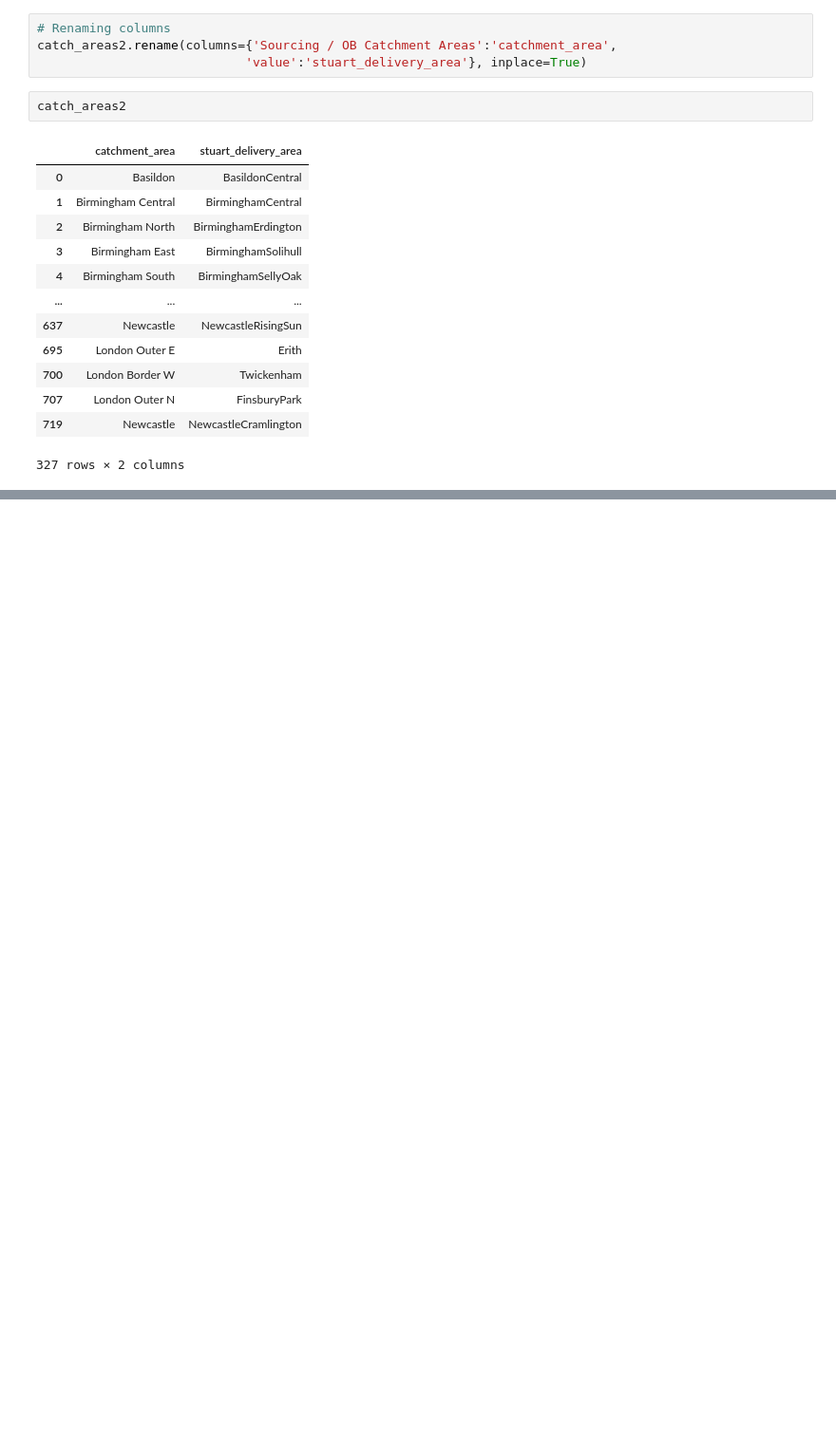
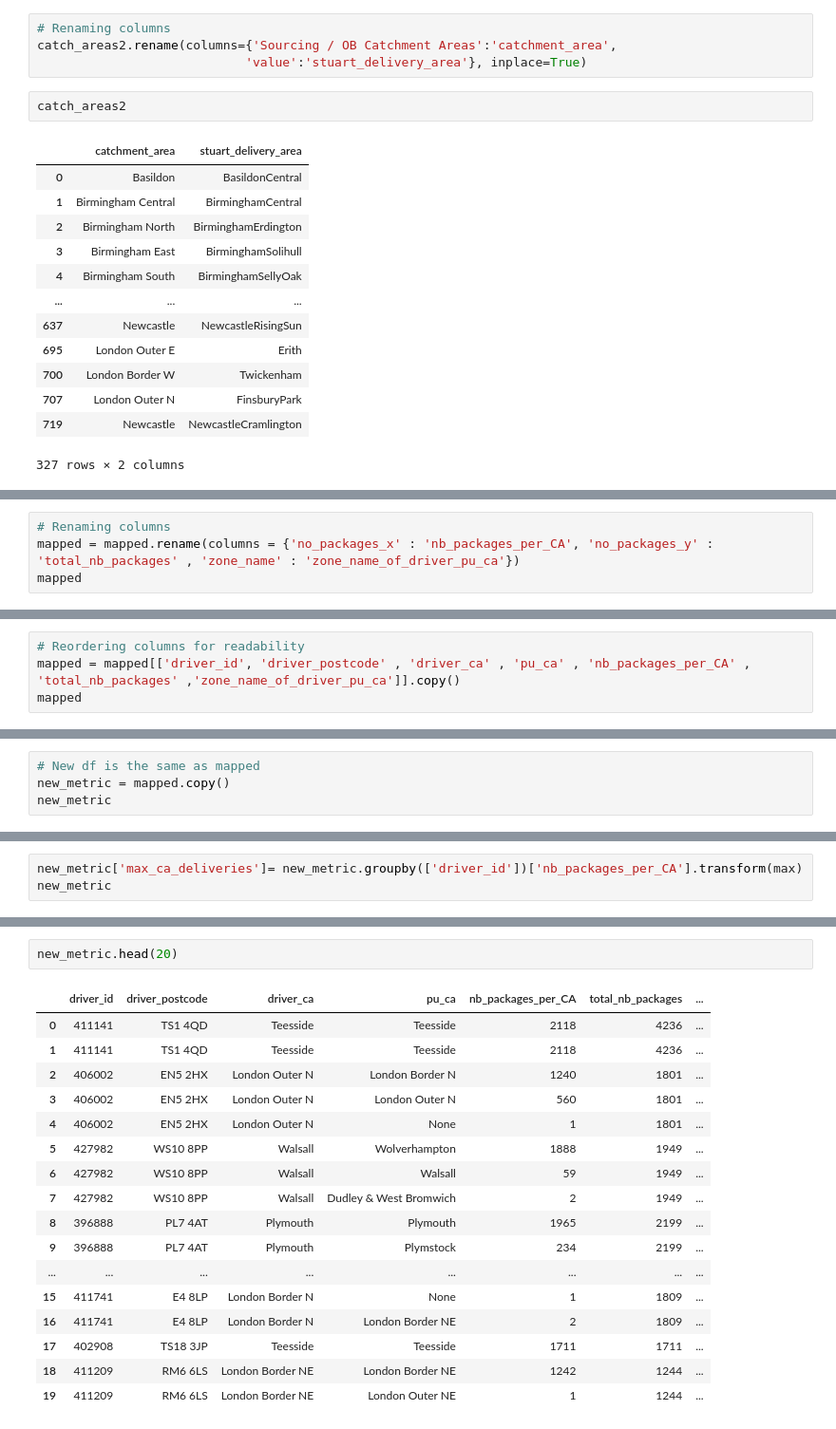
Before and after one commit to IlanaKov/catchment_model_analysis, a Jupyter notebook: Post_Code_mapping.ipynb, the cells around one changed output, grey strips where cells are left out. Shown at 95% size. Cells and saved outputs as stored; diff of their text form; blank space fills up the shorter version.

```diff
--- a/Post_Code_mapping.ipynb
+++ b/Post_Code_mapping.ipynb
@@ -148,0 +480,4 @@ data = get_data_from_warehouse(query)
+# %%
+# Renaming columns
+mapped = mapped.rename(columns = {'no_packages_x' : 'nb_packages_per_CA', 'no_packages_y' : 'total_nb_packages' , 'zone_name' : 'zone_name_of_driver_pu_ca'})
+mapped
@@ -148,0 +498,4 @@ data = get_data_from_warehouse(query)
+# %%
+# Reordering columns for readability
+mapped = mapped[['driver_id', 'driver_postcode' , 'driver_ca' , 'pu_ca' , 'nb_packages_per_CA' , 'total_nb_packages' ,'zone_name_of_driver_pu_ca']].copy()
+mapped
@@ -148,0 +605,4 @@ data = get_data_from_warehouse(query)
+# %%
+# New df is the same as mapped
+new_metric = mapped.copy()
+new_metric
@@ -148,0 +623,3 @@ data = get_data_from_warehouse(query)
+# %%
+new_metric['max_ca_deliveries']= new_metric.groupby(['driver_id'])['nb_packages_per_CA'].transform(max)
+new_metric
@@ -148,0 +640,20 @@ data = get_data_from_warehouse(query)
+# %%
+new_metric.head(20)
+# %% [output]
+|  | driver_id | driver_postcode | driver_ca | pu_ca | nb_packages_per_CA | total_nb_packages | ... |
+| 0 | 411141 | TS1 4QD | Teesside | Teesside | 2118 | 4236 | ... |
+| 1 | 411141 | TS1 4QD | Teesside | Teesside | 2118 | 4236 | ... |
+| 2 | 406002 | EN5 2HX | London Outer N | London Border N | 1240 | 1801 | ... |
+| 3 | 406002 | EN5 2HX | London Outer N | London Outer N | 560 | 1801 | ... |
+| 4 | 406002 | EN5 2HX | London Outer N | None | 1 | 1801 | ... |
+| 5 | 427982 | WS10 8PP | Walsall | Wolverhampton | 1888 | 1949 | ... |
+| 6 | 427982 | WS10 8PP | Walsall | Walsall | 59 | 1949 | ... |
+| 7 | 427982 | WS10 8PP | Walsall | Dudley & West Bromwich | 2 | 1949 | ... |
+| 8 | 396888 | PL7 4AT | Plymouth | Plymouth | 1965 | 2199 | ... |
+| 9 | 396888 | PL7 4AT | Plymouth | Plymstock | 234 | 2199 | ... |
+| ... | ... | ... | ... | ... | ... | ... | ... |
+| 15 | 411741 | E4 8LP | London Border N | None | 1 | 1809 | ... |
+| 16 | 411741 | E4 8LP | London Border N | London Border NE | 2 | 1809 | ... |
+| 17 | 402908 | TS18 3JP | Teesside | Teesside | 1711 | 1711 | ... |
+| 18 | 411209 | RM6 6LS | London Border NE | London Border NE | 1242 | 1244 | ... |
+| 19 | 411209 | RM6 6LS | London Border NE | London Outer NE | 1 | 1244 | ... |
```
Also changed, not shown: parts of 54 cells of this notebook, 1 other file.
